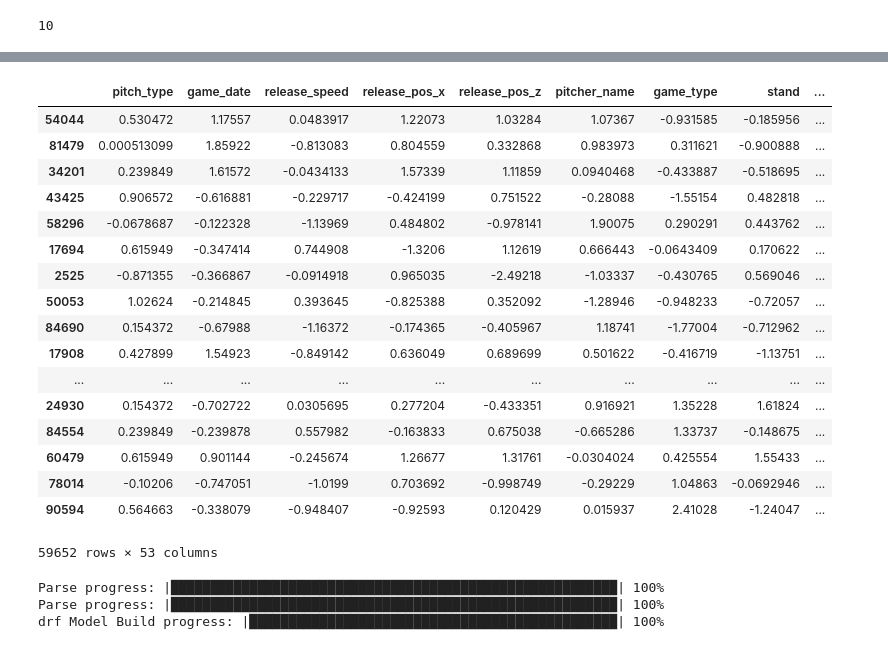
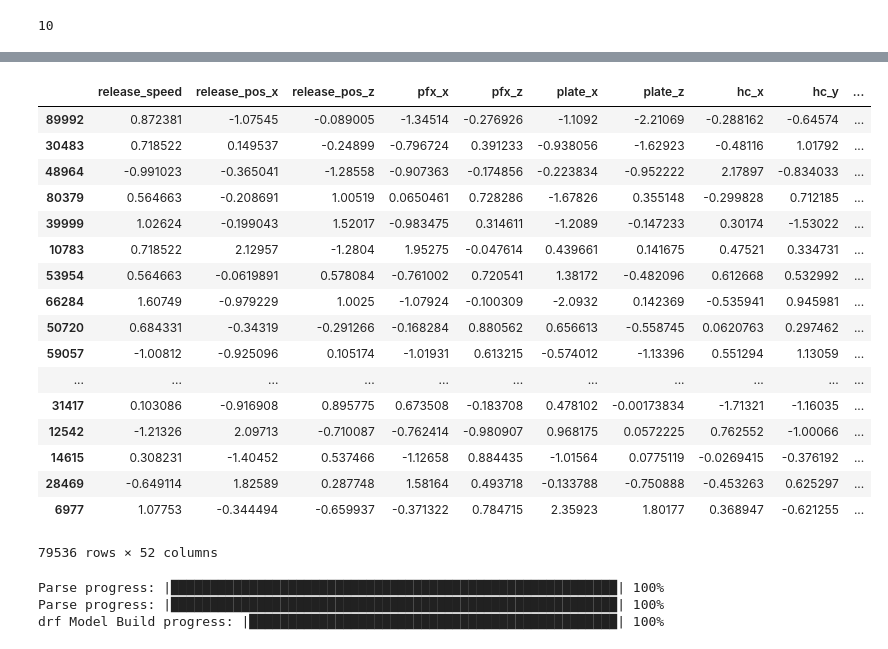
Before and after one commit to AndrewYinLi/machine-learning-baseball, a Jupyter notebook: random_forest.ipynb, the cells around one changed output, grey strips where cells are left out. Saved outputs shown, nothing was run; the diff lists cells and outputs as text; code cells hidden in the pictures.

```diff
--- a/random_forest.ipynb
+++ b/random_forest.ipynb
@@ -879,23 +888,24 @@ h2o_data
-# %%
-h2o_train, h2o_validate, h2o_test = np.split(h2o_data.sample(frac=1), [int(.6*len(h2o_data)), int(.8*len(h2o_data))])
-h2o_train
-# %% [output]
-|  | pitch_type | game_date | release_speed | release_pos_x | release_pos_z | pitcher_name | game_type | stand | ... |
-| 54044 | 0.530472 | 1.17557 | 0.0483917 | 1.22073 | 1.03284 | 1.07367 | -0.931585 | -0.185956 | ... |
-| 81479 | 0.000513099 | 1.85922 | -0.813083 | 0.804559 | 0.332868 | 0.983973 | 0.311621 | -0.900888 | ... |
-| 34201 | 0.239849 | 1.61572 | -0.0434133 | 1.57339 | 1.11859 | 0.0940468 | -0.433887 | -0.518695 | ... |
-| 43425 | 0.906572 | -0.616881 | -0.229717 | -0.424199 | 0.751522 | -0.28088 | -1.55154 | 0.482818 | ... |
-| 58296 | -0.0678687 | -0.122328 | -1.13969 | 0.484802 | -0.978141 | 1.90075 | 0.290291 | 0.443762 | ... |
-| 17694 | 0.615949 | -0.347414 | 0.744908 | -1.3206 | 1.12619 | 0.666443 | -0.0643409 | 0.170622 | ... |
-| 2525 | -0.871355 | -0.366867 | -0.0914918 | 0.965035 | -2.49218 | -1.03337 | -0.430765 | 0.569046 | ... |
-| 50053 | 1.02624 | -0.214845 | 0.393645 | -0.825388 | 0.352092 | -1.28946 | -0.948233 | -0.72057 | ... |
-| 84690 | 0.154372 | -0.67988 | -1.16372 | -0.174365 | -0.405967 | 1.18741 | -1.77004 | -0.712962 | ... |
-| 17908 | 0.427899 | 1.54923 | -0.849142 | 0.636049 | 0.689699 | 0.501622 | -0.416719 | -1.13751 | ... |
-| ... | ... | ... | ... | ... | ... | ... | ... | ... | ... |
-| 24930 | 0.154372 | -0.702722 | 0.0305695 | 0.277204 | -0.433351 | 0.916921 | 1.35228 | 1.61824 | ... |
-| 84554 | 0.239849 | -0.239878 | 0.557982 | -0.163833 | 0.675038 | -0.665286 | 1.33737 | -0.148675 | ... |
-| 60479 | 0.615949 | 0.901144 | -0.245674 | 1.26677 | 1.31761 | -0.0304024 | 0.425554 | 1.55433 | ... |
-| 78014 | -0.10206 | -0.747051 | -1.0199 | 0.703692 | -0.998749 | -0.29229 | 1.04863 | -0.0692946 | ... |
-| 90594 | 0.564663 | -0.338079 | -0.948407 | -0.92593 | 0.120429 | 0.015937 | 2.41028 | -1.24047 | ... |
-59652 rows × 53 columns
+# %%
+h2o_train, h2o_test = train_test_split(h2o_data_n, train_size=0.8)
+h2o_valid, h2o_test = train_test_split(h2o_test, test_size=0.5)
+h2o_train
+# %% [output]
+|  | release_speed | release_pos_x | release_pos_z | pfx_x | pfx_z | plate_x | plate_z | hc_x | hc_y | ... |
+| 89992 | 0.872381 | -1.07545 | -0.089005 | -1.34514 | -0.276926 | -1.1092 | -2.21069 | -0.288162 | -0.64574 | ... |
+| 30483 | 0.718522 | 0.149537 | -0.24899 | -0.796724 | 0.391233 | -0.938056 | -1.62923 | -0.48116 | 1.01792 | ... |
+| 48964 | -0.991023 | -0.365041 | -1.28558 | -0.907363 | -0.174856 | -0.223834 | -0.952222 | 2.17897 | -0.834033 | ... |
+| 80379 | 0.564663 | -0.208691 | 1.00519 | 0.0650461 | 0.728286 | -1.67826 | 0.355148 | -0.299828 | 0.712185 | ... |
+| 39999 | 1.02624 | -0.199043 | 1.52017 | -0.983475 | 0.314611 | -1.2089 | -0.147233 | 0.30174 | -1.53022 | ... |
+| 10783 | 0.718522 | 2.12957 | -1.2804 | 1.95275 | -0.047614 | 0.439661 | 0.141675 | 0.47521 | 0.334731 | ... |
+| 53954 | 0.564663 | -0.0619891 | 0.578084 | -0.761002 | 0.720541 | 1.38172 | -0.482096 | 0.612668 | 0.532992 | ... |
+| 66284 | 1.60749 | -0.979229 | 1.0025 | -1.07924 | -0.100309 | -2.0932 | 0.142369 | -0.535941 | 0.945981 | ... |
+| 50720 | 0.684331 | -0.34319 | -0.291266 | -0.168284 | 0.880562 | 0.656613 | -0.558745 | 0.0620763 | 0.297462 | ... |
+| 59057 | -1.00812 | -0.925096 | 0.105174 | -1.01931 | 0.613215 | -0.574012 | -1.13396 | 0.551294 | 1.13059 | ... |
+| ... | ... | ... | ... | ... | ... | ... | ... | ... | ... | ... |
+| 31417 | 0.103086 | -0.916908 | 0.895775 | 0.673508 | -0.183708 | 0.478102 | -0.00173834 | -1.71321 | -1.16035 | ... |
+| 12542 | -1.21326 | 2.09713 | -0.710087 | -0.762414 | -0.980907 | 0.968175 | 0.0572225 | 0.762552 | -1.00066 | ... |
+| 14615 | 0.308231 | -1.40452 | 0.537466 | -1.12658 | 0.884435 | -1.01564 | 0.0775119 | -0.0269415 | -0.376192 | ... |
+| 28469 | -0.649114 | 1.82589 | 0.287748 | 1.58164 | 0.493718 | -0.133788 | -0.750888 | -0.453263 | 0.625297 | ... |
+| 6977 | 1.07753 | -0.344494 | -0.659937 | -0.371322 | 0.784715 | 2.35923 | 1.80177 | 0.368947 | -0.621255 | ... |
+79536 rows × 52 columns
 # %%
```
Also changed, not shown: parts of 20 cells of this notebook.
